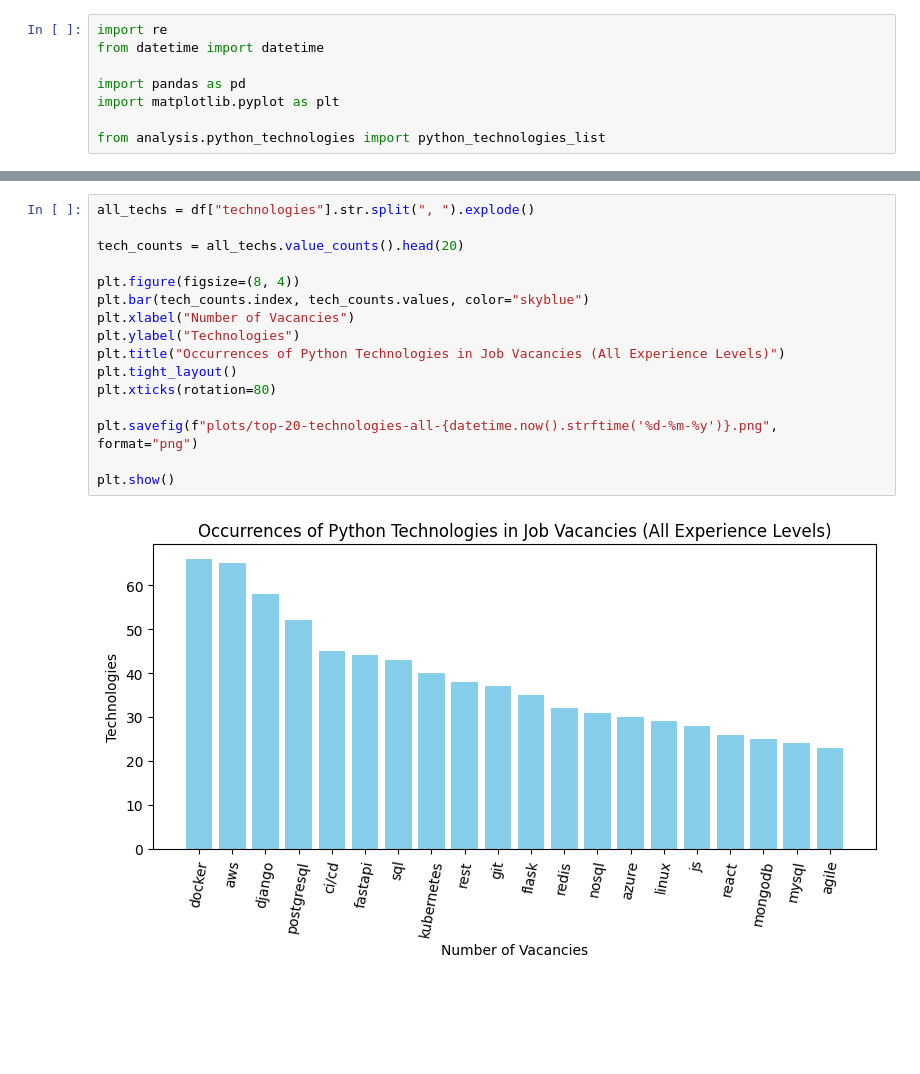
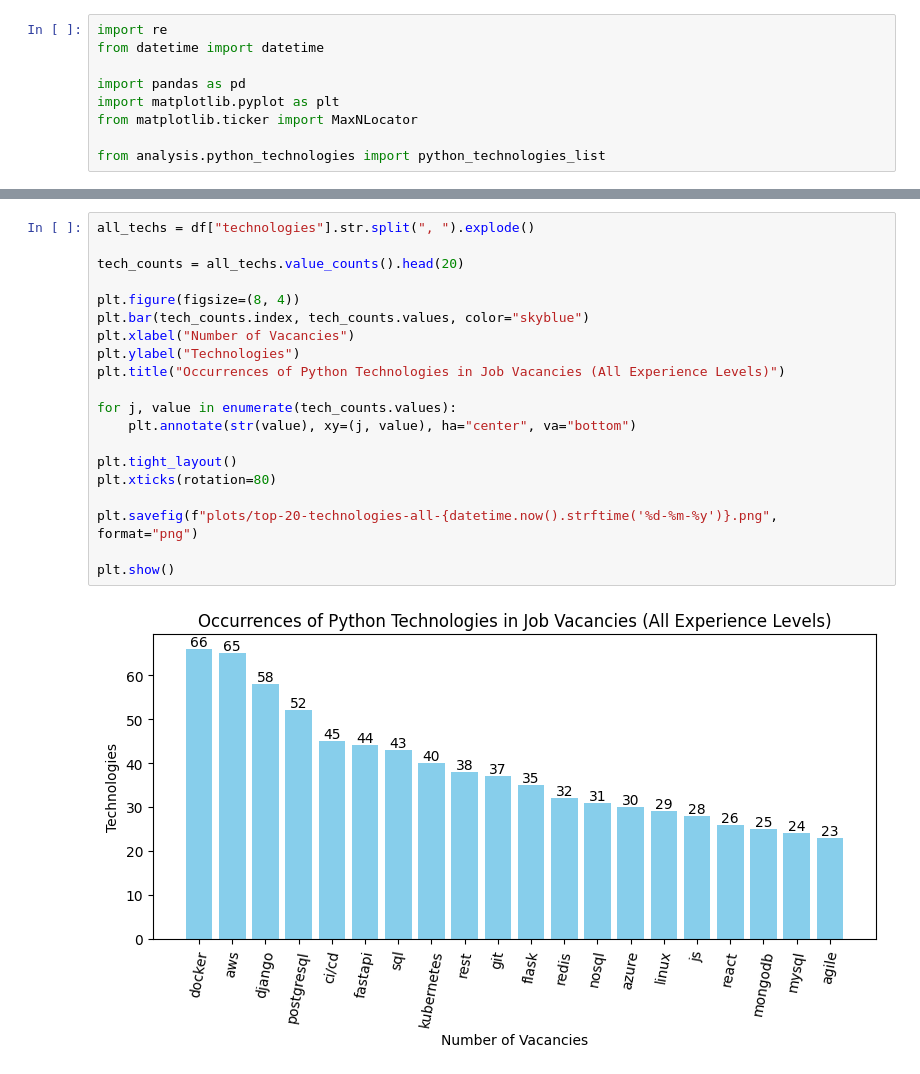
Before and after one commit to vladislav-tsybuliak1/python-vacancies-scaping-and-data-analysis, a Jupyter notebook: analysis/analyse_vacancies.ipynb, the cells around one changed output, grey strips where cells are left out. Drawn from its saved outputs; the diff is of its cells as text; blank space fills up the shorter version.

```diff
--- a/analysis/analyse_vacancies.ipynb
+++ b/analysis/analyse_vacancies.ipynb
@@ -4,6 +4,7 @@ from datetime import datetime
 
 import pandas as pd
 import matplotlib.pyplot as plt
+from matplotlib.ticker import MaxNLocator
 
 from analysis.python_technologies import python_technologies_list
 # %%
@@ -38,18 +39,22 @@ df.head()
 # %%
 all_techs = df["technologies"].str.split(", ").explode()
 
 tech_counts = all_techs.value_counts().head(20)
 
 plt.figure(figsize=(8, 4))
 plt.bar(tech_counts.index, tech_counts.values, color="skyblue")
 plt.xlabel("Number of Vacancies")
 plt.ylabel("Technologies")
 plt.title("Occurrences of Python Technologies in Job Vacancies (All Experience Levels)")
+
+for j, value in enumerate(tech_counts.values):
+    plt.annotate(str(value), xy=(j, value), ha="center", va="bottom")
+
 plt.tight_layout()
 plt.xticks(rotation=80)
 
 plt.savefig(f"plots/top-20-technologies-all-{datetime.now().strftime('%d-%m-%y')}.png", format="png")
 
 plt.show()
 # %% [output]
-[figure, old version]
+[figure, new version]
```
Also changed, not shown: parts of 1 cell of this notebook, 2 other files.
